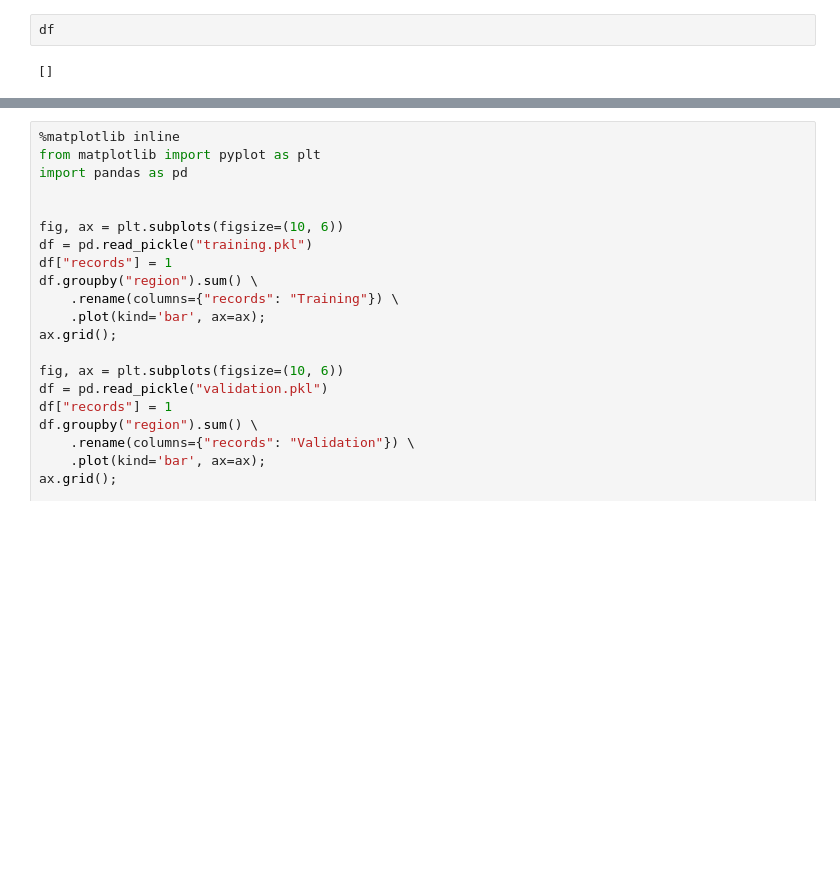
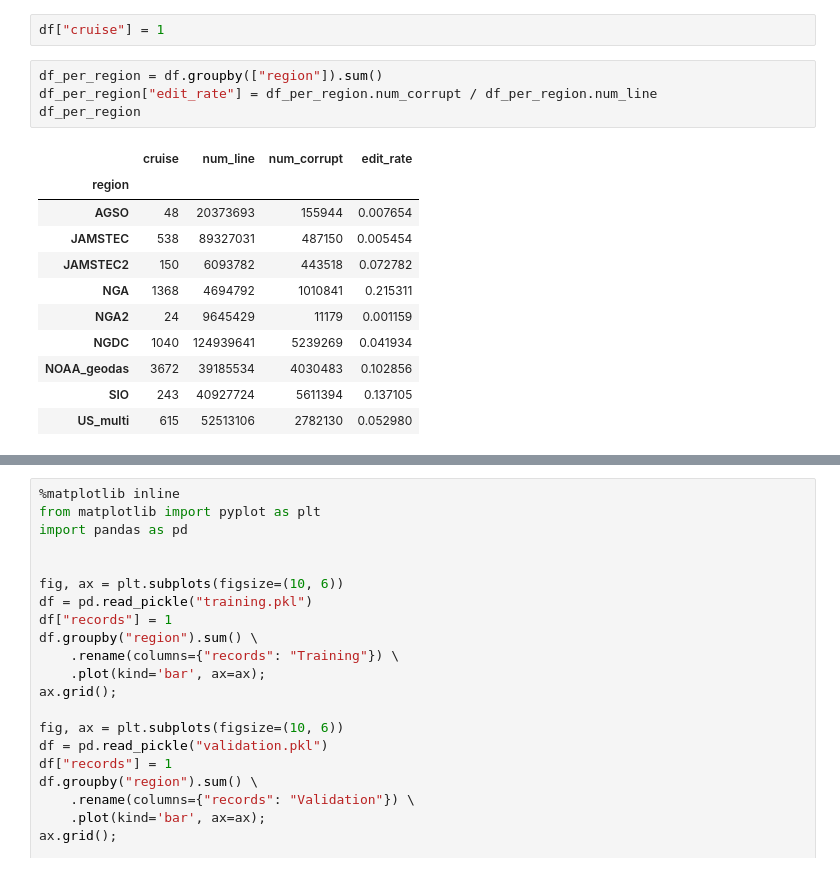
Before and after one commit to arapat/bathymetry-analysis, a Jupyter notebook: data-process/Count-Lines.ipynb, the cells around one changed output, grey strips where cells are left out. Drawn from its saved outputs; the diff is of its cells as text; blank space fills up the shorter version.

```diff
--- a/data-process/Count-Lines.ipynb
+++ b/data-process/Count-Lines.ipynb
@@ -44,4 +60,18 @@ KeyboardInterrupt:
 # %%
-df
+df["cruise"] = 1
-# %% [output]
-[]
+# %%
+df_per_region = df.groupby(["region"]).sum()
+df_per_region["edit_rate"] = df_per_region.num_corrupt / df_per_region.num_line
+df_per_region
+# %% [output]
+|  | cruise | num_line | num_corrupt | edit_rate |
+| region |  |  |  |  |
+| AGSO | 48 | 20373693 | 155944 | 0.007654 |
+| JAMSTEC | 538 | 89327031 | 487150 | 0.005454 |
+| JAMSTEC2 | 150 | 6093782 | 443518 | 0.072782 |
+| NGA | 1368 | 4694792 | 1010841 | 0.215311 |
+| NGA2 | 24 | 9645429 | 11179 | 0.001159 |
+| NGDC | 1040 | 124939641 | 5239269 | 0.041934 |
+| NOAA_geodas | 3672 | 39185534 | 4030483 | 0.102856 |
+| SIO | 243 | 40927724 | 5611394 | 0.137105 |
+| US_multi | 615 | 52513106 | 2782130 | 0.052980 |
```
Also changed, not shown: parts of 9 cells of this notebook, 3 other files.
